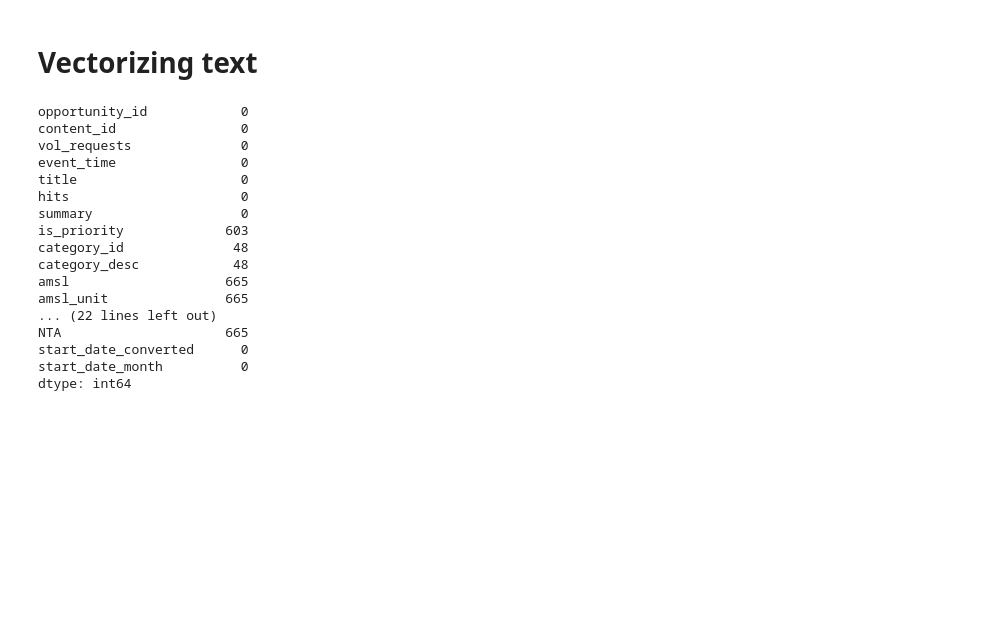
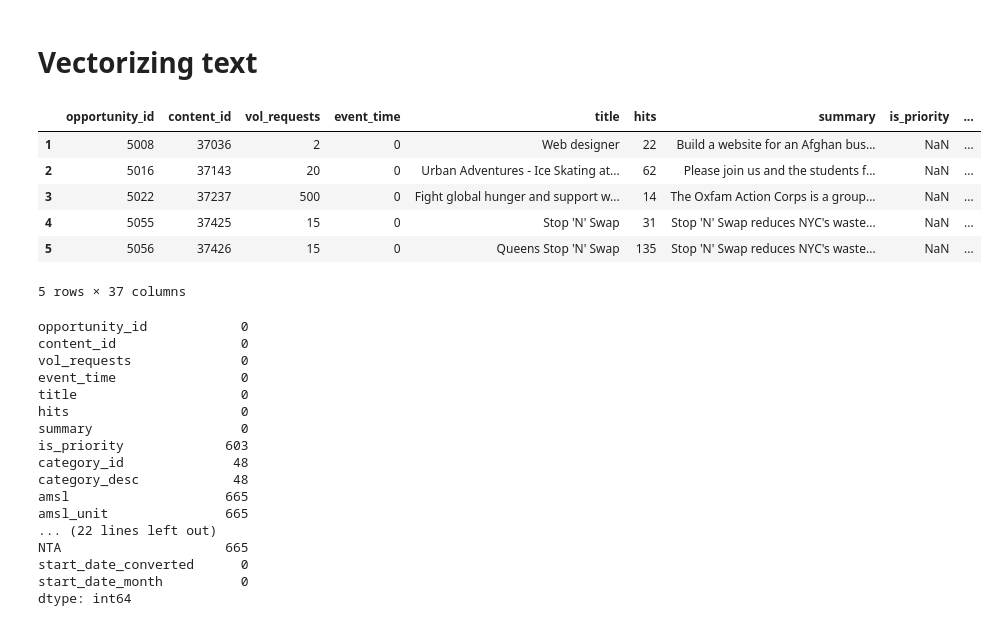
Before and after one commit to zartashiafzal/Data-Analysis-with-python-phase-2, a Jupyter notebook: 2_machine_learning/data_preprocessing/data_preprocessing_for_ml.ipynb, the cells around one changed output. Cells and saved outputs as stored; diff of their text form; code cells hidden in the pictures; blank space fills up the shorter version.

Commit message:
time series

```diff
--- a/2_machine_learning/data_preprocessing/data_preprocessing_for_ml.ipynb
+++ b/2_machine_learning/data_preprocessing/data_preprocessing_for_ml.ipynb
@@ -277,5 +277,15 @@ NameError: name '____' is not defined
 # %% [markdown]
 # Vectorizing text
+# %%
+volunteer.head()
+# %% [output]
+|  | opportunity_id | content_id | vol_requests | event_time | title | hits | summary | is_priority | ... |
+| 1 | 5008 | 37036 | 2 | 0 | Web designer | 22 | Build a website for an Afghan bus... | NaN | ... |
+| 2 | 5016 | 37143 | 20 | 0 | Urban Adventures - Ice Skating at... | 62 | Please join us and the students f... | NaN | ... |
+| 3 | 5022 | 37237 | 500 | 0 | Fight global hunger and support w... | 14 | The Oxfam Action Corps is a group... | NaN | ... |
+| 4 | 5055 | 37425 | 15 | 0 | Stop 'N' Swap | 31 | Stop 'N' Swap reduces NYC's waste... | NaN | ... |
+| 5 | 5056 | 37426 | 15 | 0 | Queens Stop 'N' Swap | 135 | Stop 'N' Swap reduces NYC's waste... | NaN | ... |
+5 rows × 37 columns
 # %%
 volunteer.isna().sum()
 # %% [output]
```
Also changed, not shown: parts of 8 cells of this notebook, 5 other files.
